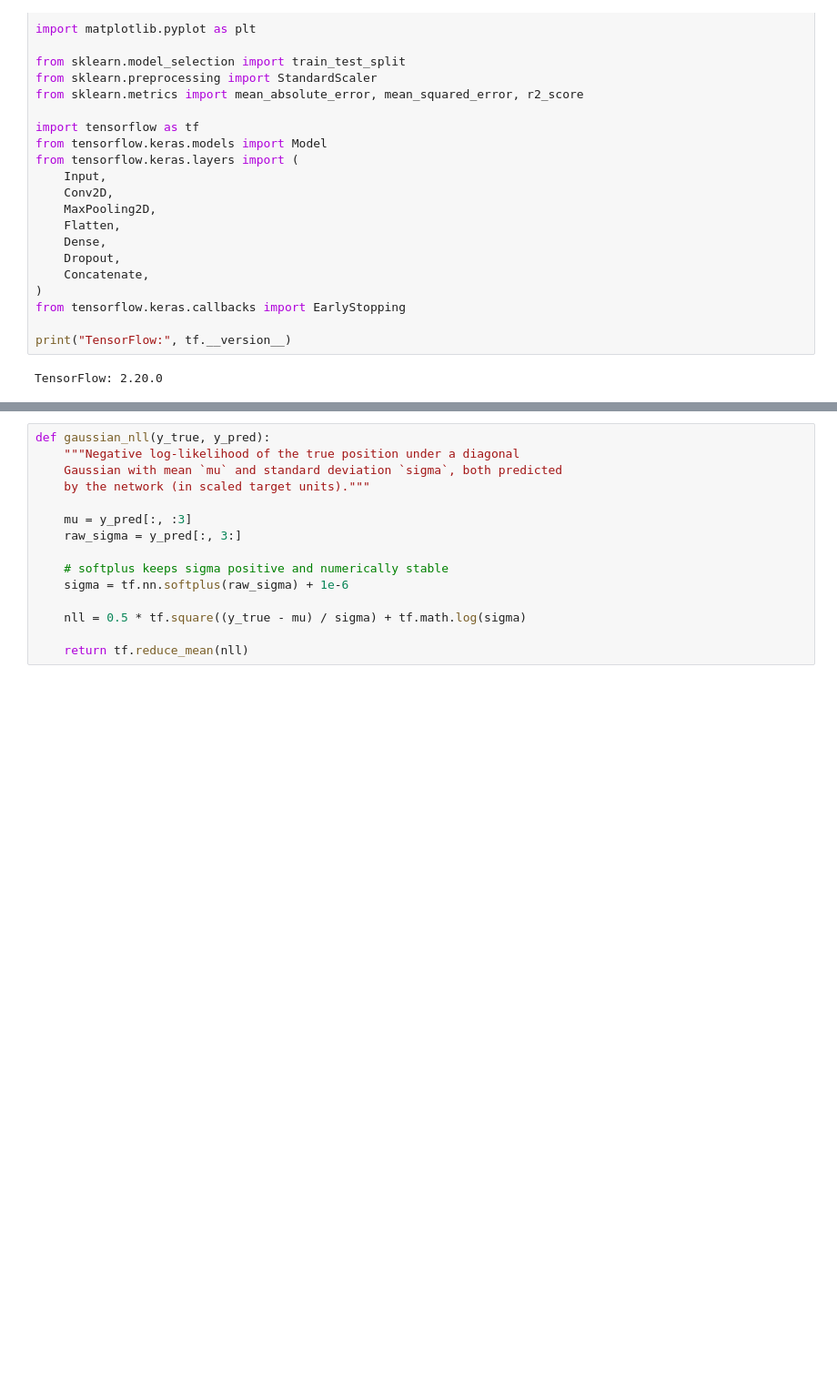
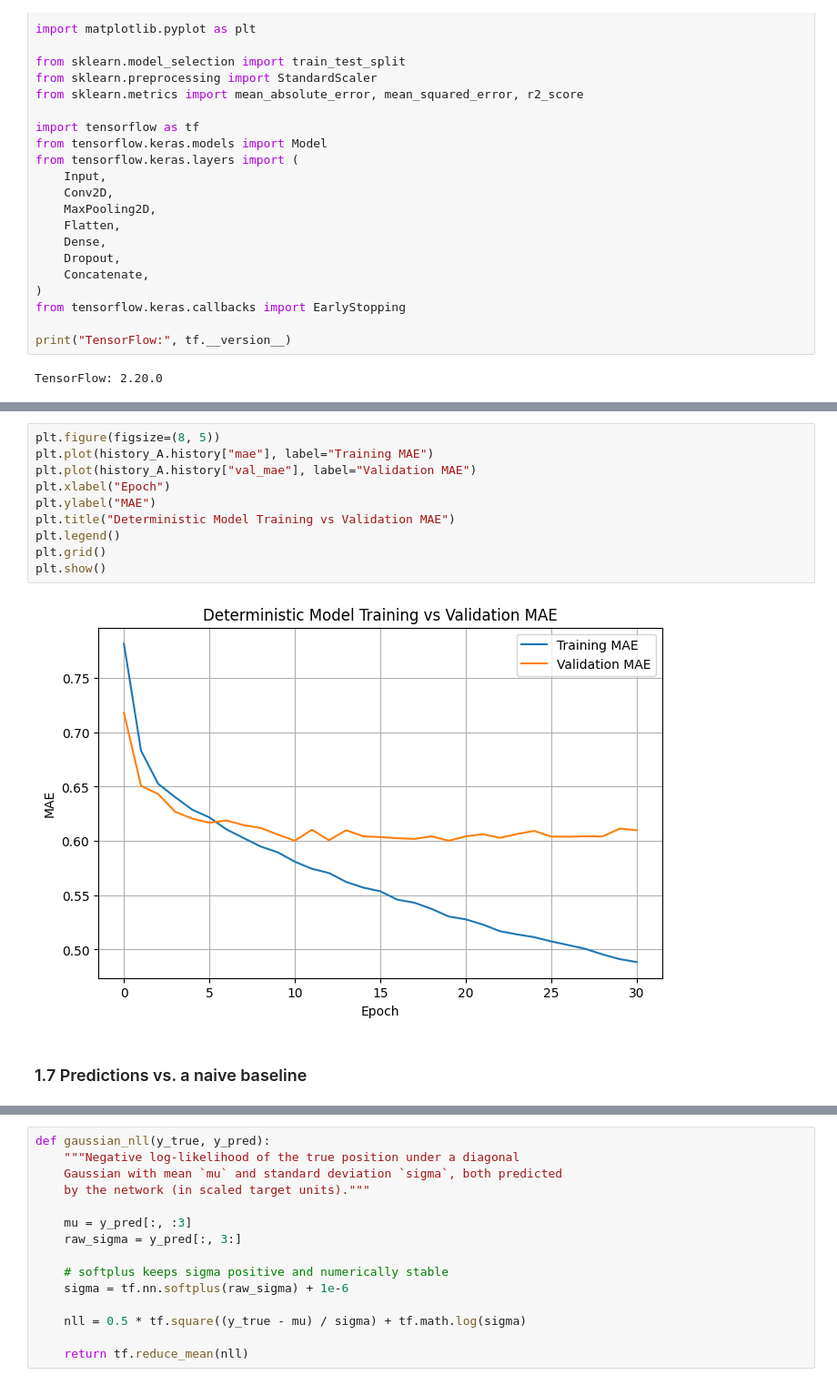
Before and after one commit to mw2304/SummerProject2026, a Jupyter notebook: combined_cnn_models.ipynb, the cells around one changed output, grey strips where cells are left out. Shown at 91% size. Saved outputs shown, nothing was run; the diff lists cells and outputs as text; blank space fills up the shorter version.

```diff
--- a/combined_cnn_models.ipynb
+++ b/combined_cnn_models.ipynb
@@ -771,0 +374,14 @@ Model: "functional_1"
+# %%
+plt.figure(figsize=(8, 5))
+plt.plot(history_A.history["mae"], label="Training MAE")
+plt.plot(history_A.history["val_mae"], label="Validation MAE")
+plt.xlabel("Epoch")
+plt.ylabel("MAE")
+plt.title("Deterministic Model Training vs Validation MAE")
+plt.legend()
+plt.grid()
+plt.show()
+# %% [output]
+[figure, added]
+# %% [markdown]
+### 1.7 Predictions vs. a naive baseline
```
Also changed, not shown: parts of 137 cells of this notebook.
